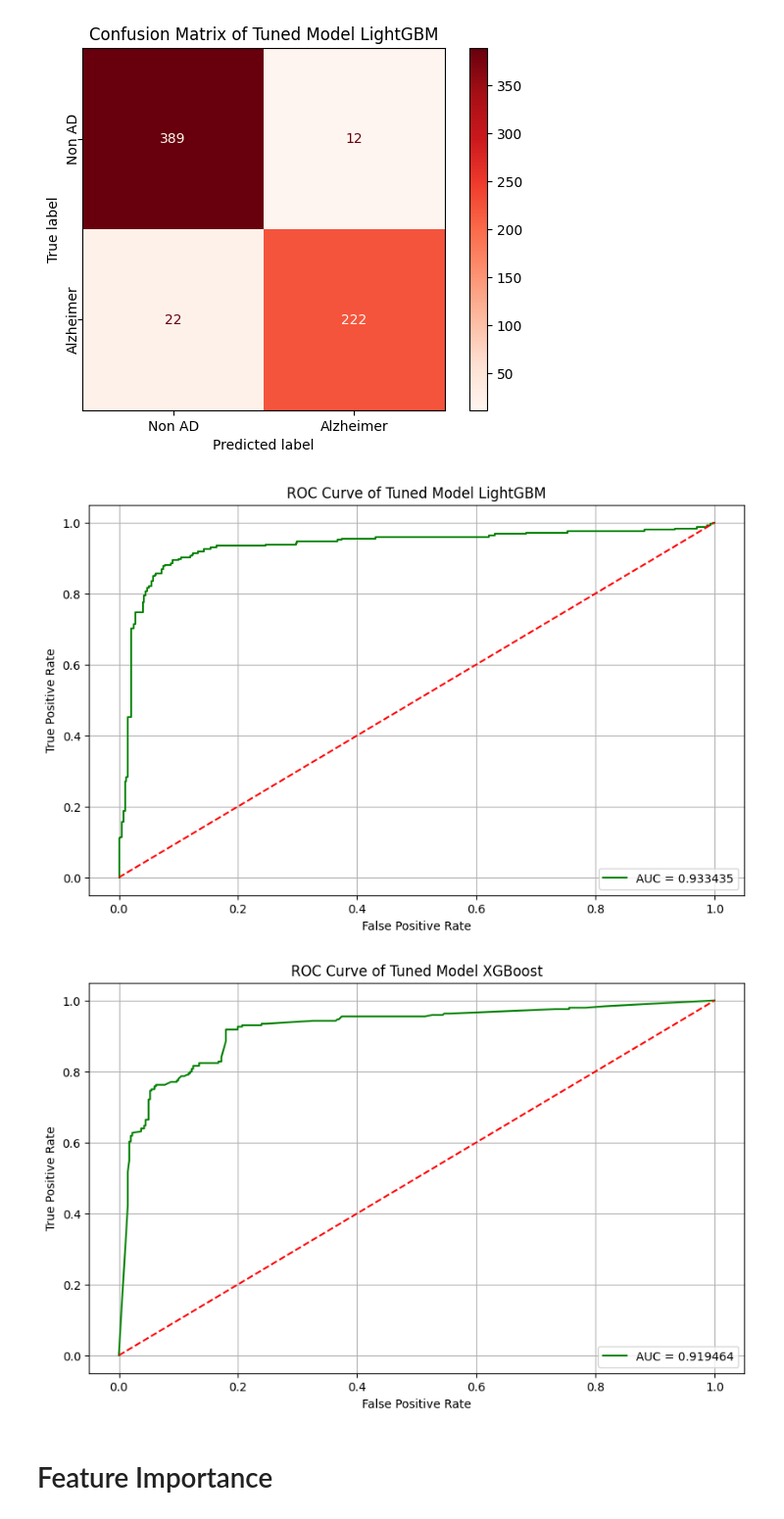
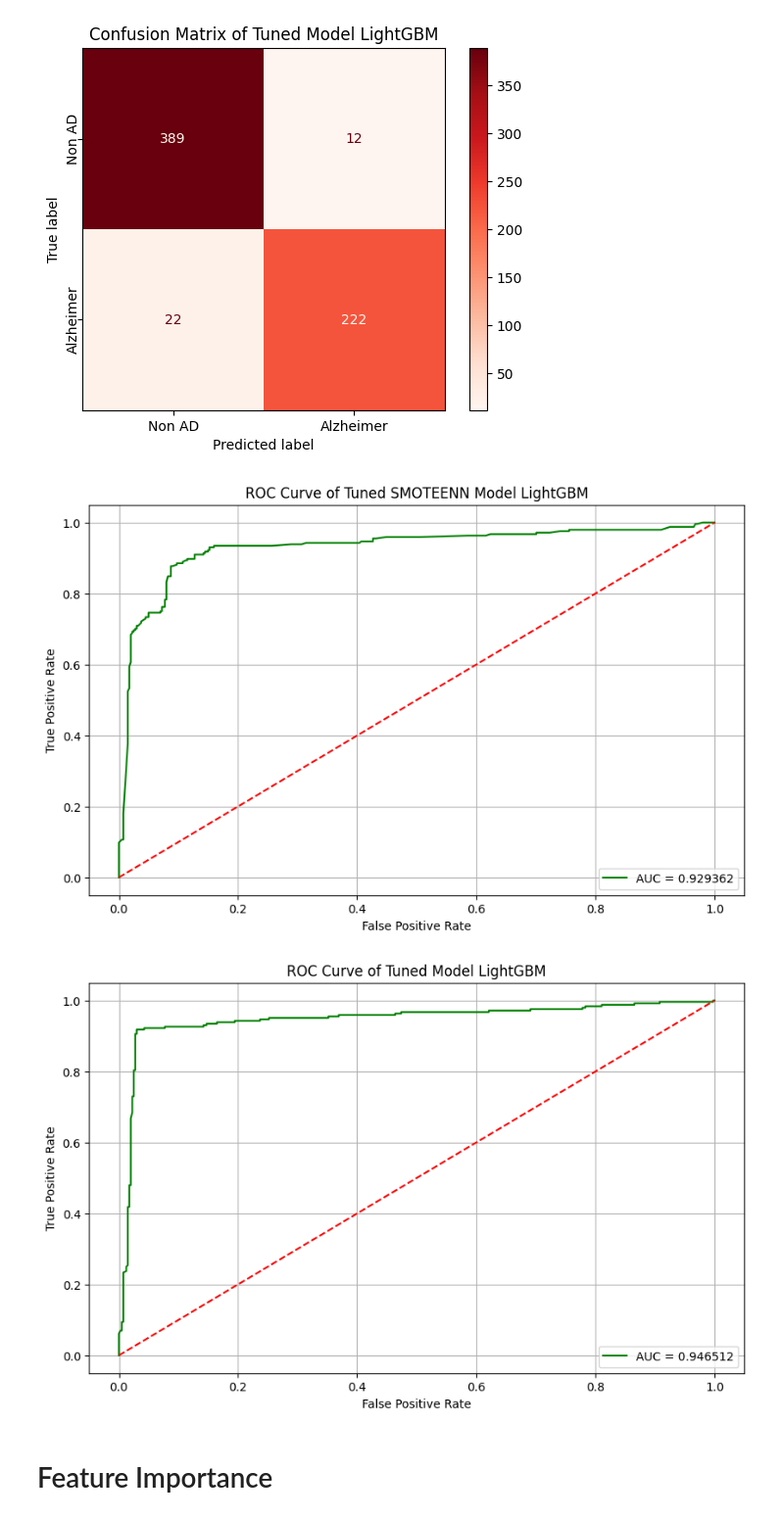
Before and after one commit to Herdvair/Final_project_DS, a Jupyter notebook: Final_Project_DS.ipynb, the cells around one changed output. Shown at 98% size. Drawn from its saved outputs; the diff is of its cells as text; code cells hidden in the pictures.

```diff
--- a/Final_Project_DS.ipynb
+++ b/Final_Project_DS.ipynb
@@ -1001,7 +986,7 @@ Stochastic Optimizer: Maximum iterations (200) reached and the optimization hasn
 # %% [markdown]
 ### Hyperparameter tuning
 # %%
-pipe = Pipeline([
+pipe_tuned = Pipeline([
     ('tuned_model', LGBMClassifier(random_state=42,is_unbalance=True))
 ])
 
@@ -1023,7 +1008,7 @@ cv = StratifiedKFold(n_splits=5, shuffle=True, random_state=42)
 
 # Randomized Search
 random_search_lgbm = RandomizedSearchCV(
-    estimator=pipe,
+    estimator=pipe_tuned,
     param_distributions=param_grid,
     n_iter=20,
     cv=cv,
@@ -1463,32 +1226,32 @@ LightGBM_roc_auc = roc_auc_score(target_test, pred_lgbm_imb_test_probs)
 plt.figure(figsize=(10, 6))
 plt.plot(LightGBM_fpr, LightGBM_tpr, color='green', label=f'AUC = {LightGBM_roc_auc:.6f}')
 plt.plot([0, 1], [0, 1], color='red', linestyle='--')
-plt.title('ROC Curve of Tuned Model LightGBM')
+plt.title('ROC Curve of Tuned SMOTEENN Model LightGBM')
 plt.xlabel('False Positive Rate')
 plt.ylabel('True Positive Rate')
 plt.legend(loc='lower right')
 plt.grid()
 plt.show()
 # %% [output]
-[figure, old version]
+[figure, new version]
 # %%
 from sklearn.metrics import roc_curve, roc_auc_score
 
-# Hitung ROC curve dan AUC untuk model XGBoost
-XGBoost_fpr, XGBoost_tpr, XGBoost_thresholds = roc_curve(target_test, tuned_pred_imb_test_probs)
-XGBoost_roc_auc = roc_auc_score(target_test, tuned_pred_imb_test_probs)
+# Hitung ROC curve dan AUC untuk model LightGBM
+LightGBM_fpr, LightGBM_tpr, LightGBM_thresholds = roc_curve(target_test, tuned_lgbm_pred_test_probs)
+LightGBM_roc_auc = roc_auc_score(target_test, tuned_lgbm_pred_test_probs)
 
 # Plot ROC Curve
 plt.figure(figsize=(10, 6))
-plt.plot(XGBoost_fpr, XGBoost_tpr, color='green', label=f'AUC = {XGBoost_roc_auc:.6f}')
+plt.plot(LightGBM_fpr, LightGBM_tpr, color='green', label=f'AUC = {LightGBM_roc_auc:.6f}')
 plt.plot([0, 1], [0, 1], color='red', linestyle='--')
-plt.title('ROC Curve of Tuned Model XGBoost')
+plt.title('ROC Curve of Tuned Model LightGBM')
 plt.xlabel('False Positive Rate')
 plt.ylabel('True Positive Rate')
 plt.legend(loc='lower right')
 plt.grid()
 plt.show()
 # %% [output]
-[figure, old version]
+[figure, new version]
 # %% [markdown]
 # Feature Importance
```
Also changed, not shown: parts of 25 cells of this notebook.
